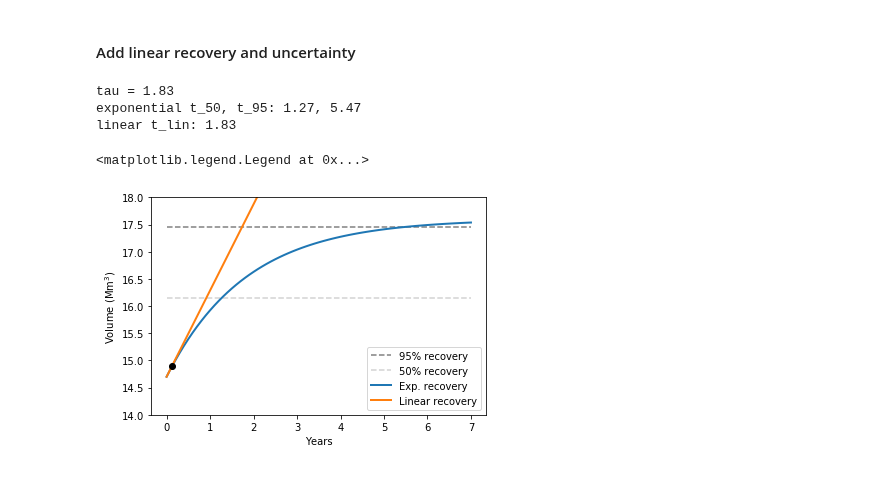
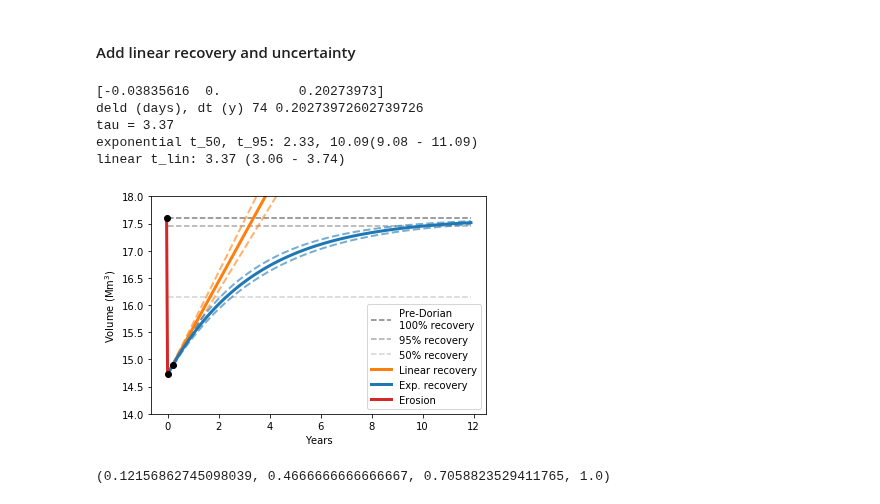
Before and after one commit to csherwood-usgs/CoreBx, a Jupyter notebook: Morph_time_scale.ipynb, the cells around one changed output. Drawn from its saved outputs; the diff is of its cells as text; code cells hidden in the pictures.

```diff
--- a/Morph_time_scale.ipynb
+++ b/Morph_time_scale.ipynb
@@ -45,44 +45,82 @@ Text(0, 0.5, 'Volume (Mm$^3$)')
 # %% [markdown]
 #### Add linear recovery and uncertainty
 # %%
-V_old = 14.7 # volume after Dorian
+# default color cycle
+cmap = plt.get_cmap("tab10")
+
+doy = np.array([242,256,330])
+yt = (doy-doy[1])/365.
+print(yt)
+
+# vp_tot:  [17583038.42011517 14727060.27768638 14418849.73472998 14888310.14949204]
+V_old = 14.727 # volume after Dorian
 V_new = 17.6 # fully-recovered volume (same as pre-Dorian volume)
 V_nov = 14.9 # volume 46 days after Dorian (partially recovered)
 
 # calculate morph. time scale tau
 dV = (V_nov-V_old)
-dt = 46/365
+deld = doy[2]-doy[1]
+dt = deld/365
+print('deld (days), dt (y)',deld,dt)
 tau = (V_new-V_old)/(dV/dt)
 print('tau = {:.2f}'.format(tau))
 
 # calculate half-life toward recovery (t_50) and "full" recovery (t_95)
 t_50 = -tau*np.log(.5)
 t_95 = -tau*np.log(.05)
-print('exponential t_50, t_95: {:.2f}, {:.2f}'.format(t_50, t_95))
+t_95fast = -0.9*tau*np.log(.05)
+t_95slow = -1.1*tau*np.log(.05)
+
+print('exponential t_50, t_95: {:.2f}, {:.2f}({:.2f} - {:.2f})'.format(t_50, t_95, t_95fast, t_95slow))
 
 # calculate linear recovery time
 t_lin = (V_new-V_old)/(dV/dt)
-print('linear t_lin: {:.2f}'.format(t_lin))
+t_linfast = (V_new-V_old)/(1.1*dV/dt)
+t_linslow = (V_new-V_old)/(.9*dV/dt)
+
+print('linear t_lin: {:.2f} ({:.2f} - {:.2f})'.format(t_lin,t_linfast,t_linslow))
 
 # time series of volume
-t = np.arange(0.,7.1,.1)
+t = np.arange(0.,12,.1)
 Vt = V_old + (V_new-V_old)*(1.-np.exp(-t/tau))
+Vtfast = V_old + (V_new-V_old)*(1.-np.exp(-t/(0.9*tau)))
+Vtslow = V_old + (V_new-V_old)*(1.-np.exp(-t/(1.1*tau)))
+
 Vt_lin = V_old + ((V_nov-V_old)/dt)*t
+Vt_linfast = V_old + (1.1*(V_nov-V_old)/dt)*t
+Vt_linslow = V_old + (0.9*(V_nov-V_old)/dt)*t
 
 # plot
-plt.plot(t,np.ones_like(t)*V_95,'--',c='gray',label='95% recovery')
+plt.plot(t,np.ones_like(t)*V_new,'--',c='gray',label='Pre-Dorian\n100% recovery')
+plt.plot(t,np.ones_like(t)*V_95,'--',c='darkgray',label='95% recovery')
 plt.plot(t,np.ones_like(t)*V_50,'--',c='lightgray',label='50% recovery')
-plt.plot(t,Vt,linewidth=2,label='Exp. recovery')
-plt.plot(t,Vt_lin,linewidth=2,label='Linear recovery')
+
+plt.plot(t,Vt_linfast,'--',linewidth=2,c=cmap(1),alpha=0.6)
+plt.plot(t,Vt_linslow,'--',linewidth=2,c=cmap(1),alpha=0.6)
+plt.plot(t,Vtslow,'--',linewidth=2,c=cmap(0),alpha=0.6)
+plt.plot(t,Vtfast,'--',linewidth=2,c=cmap(0),alpha=0.6)
+plt.plot(t,Vt_lin,'-',linewidth=3,c=cmap(1),label='Linear recovery')
+plt.plot(t,Vt,linewidth=3,c=cmap(0),label='Exp. recovery')
+
+plt.plot([yt[0], 0.],[V_new, V_old],'-',linewidth=3,c=cmap(3),label='Erosion')
+plt.plot(yt[0],V_new,'ok')
+plt.plot(0.,V_old,'ok')
 plt.plot(dt,V_nov,'ok')
+
 plt.xlabel('Years')
 plt.ylabel('')
 plt.ylabel('Volume (Mm$^3$)')
 plt.ylim((14,18))
 plt.legend()
+plt.savefig('exponential_recover.png',bbox='tight',dpi=200)
 # %% [output]
-tau = 1.83
-exponential t_50, t_95: 1.27, 5.47
-linear t_lin: 1.83
+[-0.03835616  0.          0.20273973]
+deld (days), dt (y) 74 0.20273972602739726
+tau = 3.37
+exponential t_50, t_95: 2.33, 10.09(9.08 - 11.09)
+linear t_lin: 3.37 (3.06 - 3.74)
-<matplotlib.legend.Legend at 0x...>
-[figure, old version]
+[figure, new version]
+# %%
+cmap(0)
+# %% [output]
+(0.12156862745098039, 0.4666666666666667, 0.7058823529411765, 1.0)
```
Also changed, not shown: 3 other files.
